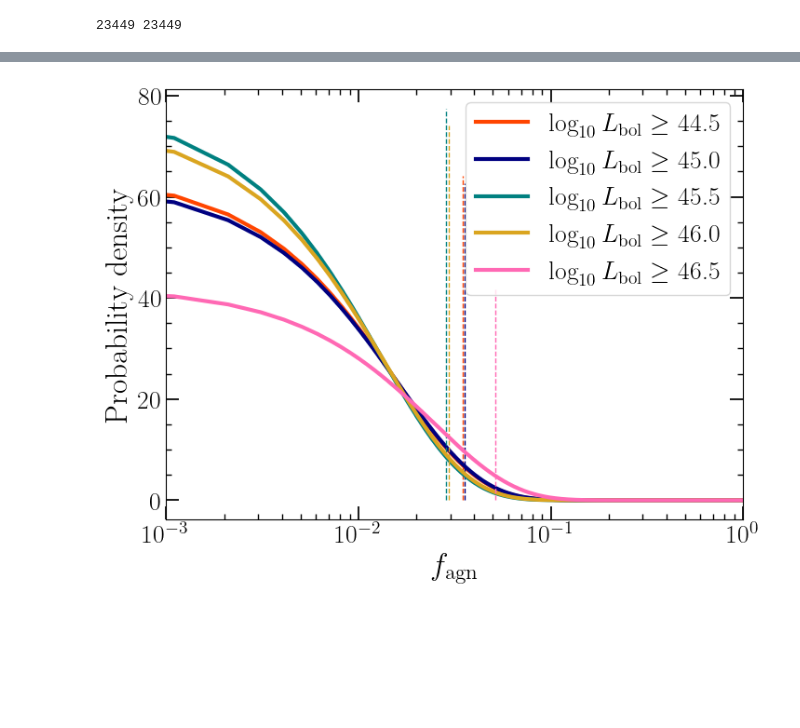
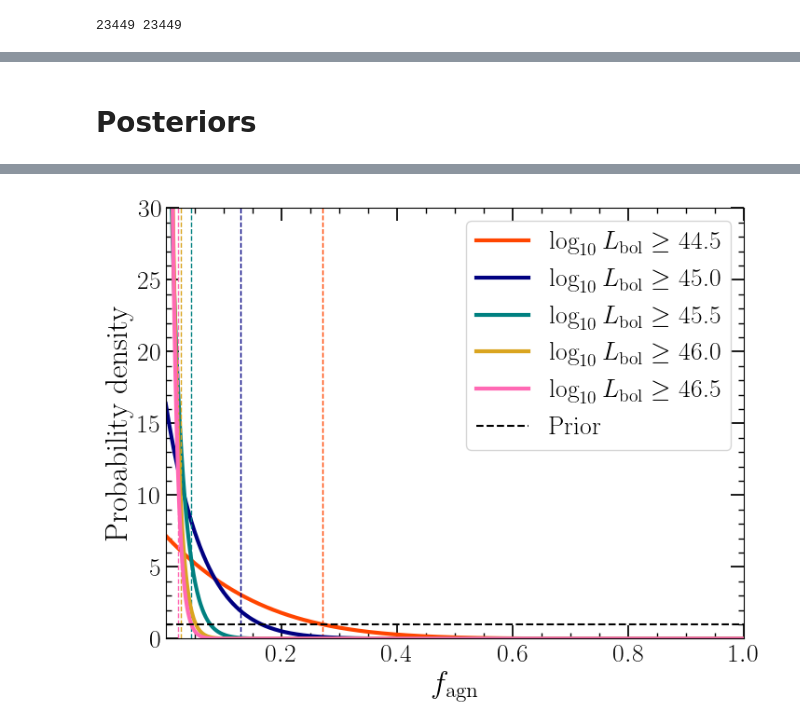
Before and after one commit to LucasPouw/darksirenpop, a Jupyter notebook: p26_posterior_analyzer.ipynb, the cells around one changed output, grey strips where cells are left out. Cells and saved outputs as stored; diff of their text form; code cells hidden in the pictures; blank space fills up the shorter version.

```diff
--- a/p26_posterior_analyzer.ipynb
+++ b/p26_posterior_analyzer.ipynb
@@ -576,0 +783,4 @@ plt.show()
+# %%
+zcut1, zcut2, zcut3, zcut4 = 0.2, 0.3, 1, 1
+relerr1, relerr2, relerr3, relerr4 = 0.25, 0.25, 0.3, 0.35  # Relative GW luminosity distance error
+print(COSMO.luminosity_distance([zcut1, zcut2, zcut3, zcut4]))
@@ -577,6 +899,15 @@ plt.show()
+# %%
+log_detection_efficiency = {}
+for i, Lthresh in enumerate(['44.5', '45.0', '45.5', '46.0', '46.5']):
+    alpha1 = lambda f: len(o1_list) * np.log(agn_efficiencies['O1'][i] * f + alt_efficiencies['O1'] * (1 - f))
+    alpha2p1 = lambda f: len(o2_list) * np.log(agn_efficiencies['O2'][i] * f + alt_efficiencies['O2'] * (1 - f))
+    alpha3 = lambda f: len(o3_list) * np.log(agn_efficiencies['O3'][i] * f + alt_efficiencies['O3'] * (1 - f))
+    alpha4 = lambda f: len(o4_list) * np.log(agn_efficiencies['O4'][i] * f + alt_efficiencies['O4'] * (1 - f))
+
+    log_detection_efficiency[Lthresh] = lambda f: alpha1(f) + alpha2p1(f) + alpha3(f) + alpha4(f)
+# %% [markdown]
+# Posteriors
 # %%
-# f_agn posterior
-
 perfz = False
 realdata = True
 galmask = True
@@ -586,9 +917,32 @@ rate = 'madau'
 time_dilation = True
 fc = 'continuous'
 
-alt_efficiency = 0.2246407701290441
-agn_efficiencies = np.array([ 0.23509591678444033, 0.22007871194944578, 0.19373243079341967, 0.14288919349956564, 0.07161078785126979])
+# snr_thr = 10  # For O1 & O2
+# far_thr = 1  # For O3 & O4
+# below_thresh = ['GW200105_162426']
+# for key in gw_keys:
 
+#     date = key.split('_')[0][2:]
+#     y, m, d = int(date[:2]), int(date[2:4]), int(date[4:])
+
+#     if y < 16:
+#         run = 'O1'
+#     elif y < 18:
+#         run = 'O2'
+#     elif y < 22:
+#         run = 'O3'
+#     else:
+#         run = 'O4'
+
+#     if run in ['O3', 'O4']:
+#         if far_dict[key] > far_thr:
+#             below_thresh.append(key)
+
+#     elif run in ['O1', 'O2']:
+#         if snr_dict[key] < snr_thr:
+#             below_thresh.append(key)
+
+# print(below_thresh)
 
 log_llh = np.zeros((len(LOG_LLH_X_AX), 1))
 plt.figure(figsize=(8,6))
@@ -597,16 +951,23 @@ for j, thresh in enumerate(['44.5', '45.0', '45.5', '46.0', '46.5']):
 
         agnZprior = f'{thresh}_kulkarni'
 
-        S_agn_incat_dict = np.load(f'/home/lucas/Documents/PhD/s_agn_incat_dict_p26_post_realdata_{realdata}_fc_{fc}_rate_{rate}_timedil_{time_dilation}_agnZprior_{agnZprior}_lumthresh_{thresh}_perfectz_{perfz}_GPmask_{galmask}_CL_{skycl}_gwZmax_{zmax}.npy', allow_pickle=True).item()
-        S_agn_outofcat_dict = np.load(f'/home/lucas/Documents/PhD/s_agn_outofcat_dict_p26_post_realdata_{realdata}_fc_{fc}_rate_{rate}_timedil_{time_dilation}_agnZprior_{agnZprior}_lumthresh_{thresh}_perfectz_{perfz}_GPmask_{galmask}_CL_{skycl}_gwZmax_{zmax}.npy', allow_pickle=True).item()
-        S_alt_dict = np.load(f'/home/lucas/Documents/PhD/s_alt_dict_p26_post_realdata_{realdata}_fc_{fc}_rate_{rate}_timedil_{time_dilation}_agnZprior_{agnZprior}_lumthresh_{thresh}_perfectz_{perfz}_GPmask_{galmask}_CL_{skycl}_gwZmax_{zmax}.npy', allow_pickle=True).item()
+        S_agn_incat_dict = np.load(f'{POST_DIR}/s_agn_incat_dict_p26_post_realdata_{realdata}_fc_{fc}_rate_{rate}_timedil_{time_dilation}_agnZprior_{agnZprior}_lumthresh_{thresh}_perfectz_{perfz}_GPmask_{galmask}_CL_{skycl}_gwZmax_{zmax}.npy', allow_pickle=True).item()
+        S_agn_outofcat_dict = np.load(f'{POST_DIR}/s_agn_outofcat_dict_p26_post_realdata_{realdata}_fc_{fc}_rate_{rate}_timedil_{time_dilation}_agnZprior_{agnZprior}_lumthresh_{thresh}_perfectz_{perfz}_GPmask_{galmask}_CL_{skycl}_gwZmax_{zmax}.npy', allow_pickle=True).item()
+        S_alt_dict = np.load(f'{POST_DIR}/s_alt_dict_p26_post_realdata_{realdata}_fc_{fc}_rate_{rate}_timedil_{time_dilation}_agnZprior_{agnZprior}_lumthresh_{thresh}_perfectz_{perfz}_GPmask_{galmask}_CL_{skycl}_gwZmax_{zmax}.npy', allow_pickle=True).item()
 
-        S_agn_incat = np.array([S_agn_incat_dict[key] for key in gw_keys])
-        S_agn_outofcat = np.array([S_agn_outofcat_dict[key] for key in gw_keys])
-        S_alt = np.array([S_alt_dict[key] for key in gw_keys])
+        # S_agn_incat = np.array([S_agn_incat_dict[key] for key in gw_keys if (snr_dict[key] > snr_thr)])
+        # S_agn_outofcat = np.array([S_agn_outofcat_dict[key] for key in gw_keys if (snr_dict[key] > snr_thr)])
+        # S_alt = np.array([S_alt_dict[key] for key in gw_keys if (snr_dict[key] > snr_thr)])
+        # print(len(S_agn_incat))
+
+        S_agn_incat = np.array([S_agn_incat_dict[key] for key in gw_keys if key not in below_thresh])
+        S_agn_outofcat = np.array([S_agn_outofcat_dict[key] for key in gw_keys if key not in below_thresh])
+        S_alt = np.array([S_alt_dict[key] for key in gw_keys if key not in below_thresh])
+        print(len(S_agn_incat))
 
         loglike = np.log(skycl * LOG_LLH_X_AX[None,:] * (S_agn_incat[:,None] + S_agn_outofcat[:,None] - S_alt[:,None]) + S_alt[:,None])
-        log_llh[:,0] = np.sum(loglike, axis=0) - loglike.shape[0] * np.log(agn_efficiencies[j] * LOG_LLH_X_AX + alt_efficiency * (1 - LOG_LLH_X_AX))  # Sum over all GWs
+        # log_llh[:,0] = np.sum(loglike, axis=0) - len(S_agn_incat) * np.log(alpha(LOG_LLH_X_AX, snr_thr=snr_thr, far_thr=far_thr, agn_zpop=thresh))  # Sum over all GWs and correct for GW selection effects
+        log_llh[:,0] = np.sum(loglike, axis=0) - log_detection_efficiency[thresh](LOG_LLH_X_AX)
         posterior = log_llh
 
         posterior -= np.max(posterior)
@@ -620,17 +981,16 @@ for j, thresh in enumerate(['44.5', '45.0', '45.5', '46.0', '46.5']):
         inverse_cdf = interp1d(cdf, LOG_LLH_X_AX, bounds_error=False, fill_value='extrapolate')
         q090 = inverse_cdf(0.9)
 
-        plt.vlines(q090, 0, np.max(pdf), color=COLORS[j], linewidth=1, linestyle='dashed')
+        plt.vlines(q090, 0, 100, color=COLORS[j], linewidth=1, linestyle='dashed')
 
-        print(f'{thresh}: Cannot reject {q090 * 100:.2f}% of the observed GWs comming from AGN at 90% confidence. This is {round(q090 * loglike.shape[0])} of our observed GW events.')
-
+plt.hlines(1, 0, 1, color='black', linestyle='dashed', label='Prior')
 plt.legend()
 # plt.title(r'$\log_{10} \left( L_{\rm bol} [\mathrm{erg \, s^ {-1}}] \right) \geq$' + f' {thresh}')
 plt.xlabel(r'$f_{\rm agn}$')
 plt.ylabel('Probability density')
 plt.xlim(1e-3, 1)
-# plt.ylim(0, 15)
-plt.semilogx()
-plt.savefig('p26plots/posteriors.pdf', bbox_inches='tight')
+plt.ylim(0, 30)
+# plt.semilogx()
+# plt.savefig('p26plots/posteriors.pdf', bbox_inches='tight')
 plt.show()
 # %% [output]
@@ -642 +1002 @@ plt.show()
-[figure, old version]
+[figure, new version]
```
Also changed, not shown: parts of 17 cells of this notebook, 12 other files.
